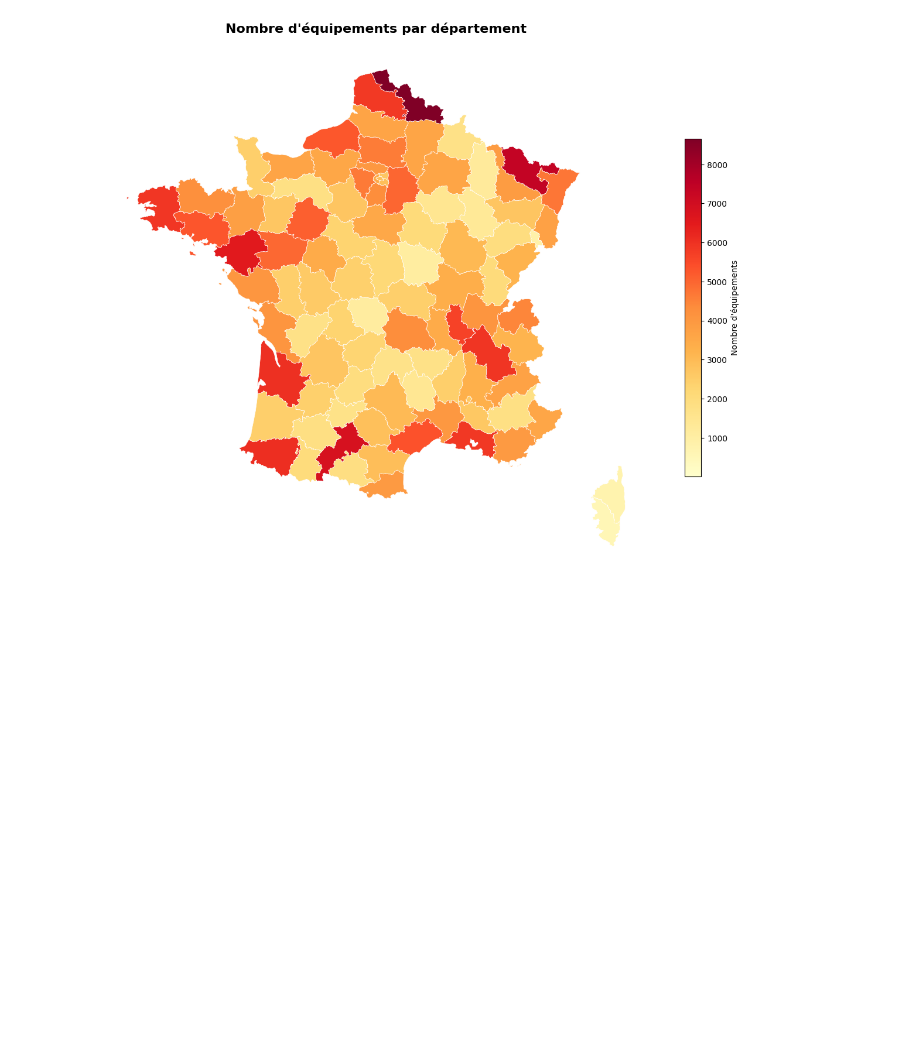
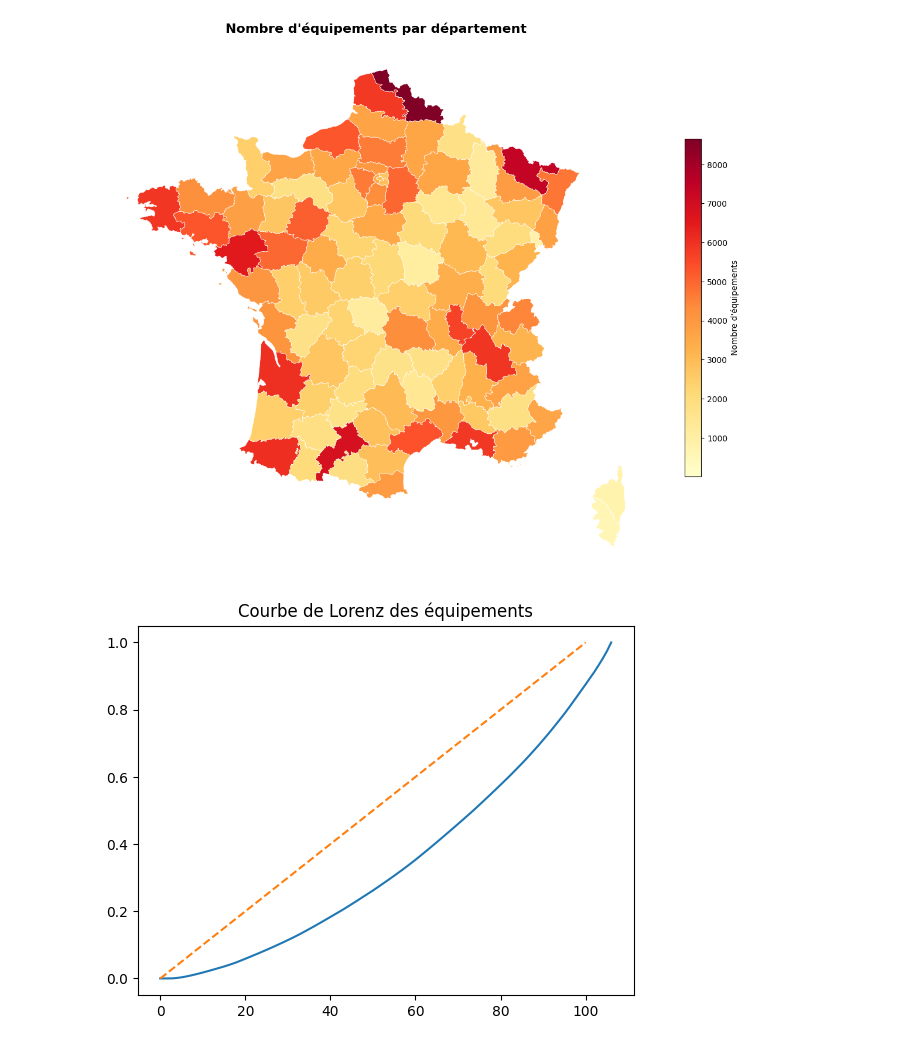
Before and after one commit to LR-Matteo/Projet-Final-Python-DataScience, a Jupyter notebook: matteo.ipynb, the cells around one changed output. Cells and saved outputs as stored; diff of their text form; code cells hidden in the pictures; blank space fills up the shorter version.

```diff
--- a/matteo.ipynb
+++ b/matteo.ipynb
@@ -465,3 +465,18 @@ def plot_carte_nb_equipement_par_famille(famille=None):
 plot_carte_nb_equipement_par_famille()
 # %% [output]
 [figure]
+# %%
+import numpy as np
+
+values = equip_dep.values
+values_sorted = np.sort(values)
+
+cum_values = np.cumsum(values_sorted)
+cum_values = cum_values / cum_values[-1]
+
+plt.plot(cum_values)
+plt.plot([0,100], [0,1], linestyle='--')
+plt.title("Courbe de Lorenz des équipements")
+plt.show()
+# %% [output]
+[figure, added]
```
Also changed, not shown: parts of 1 cell of this notebook.
